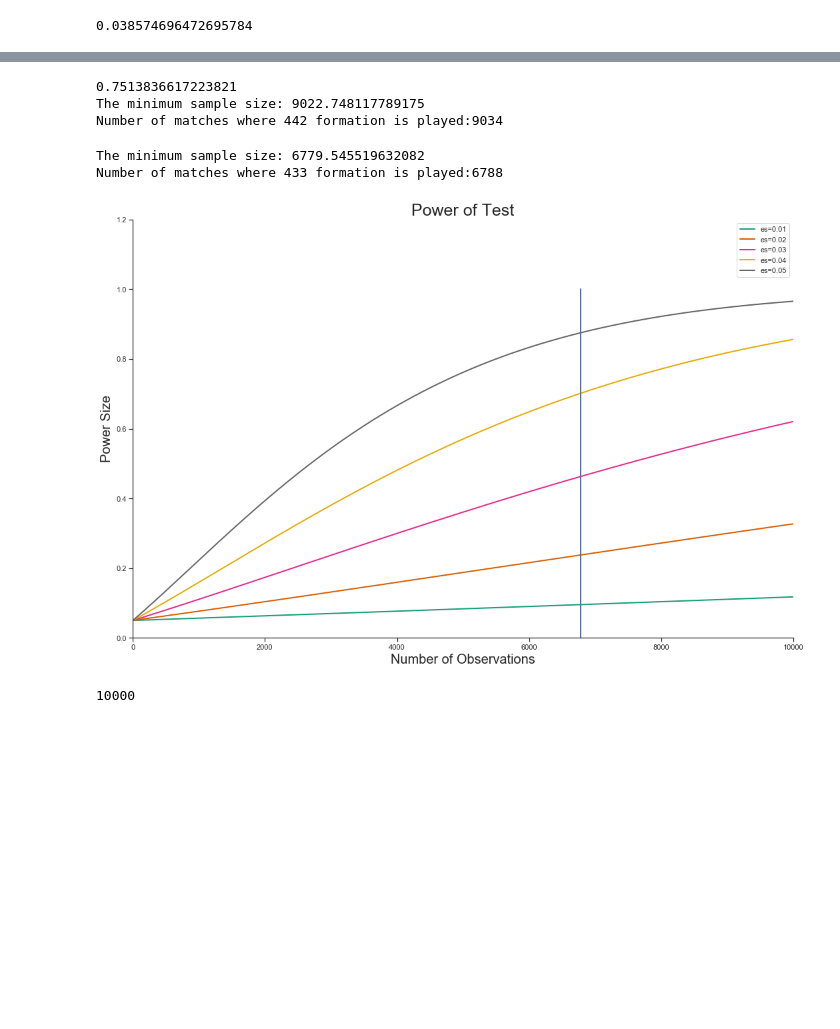
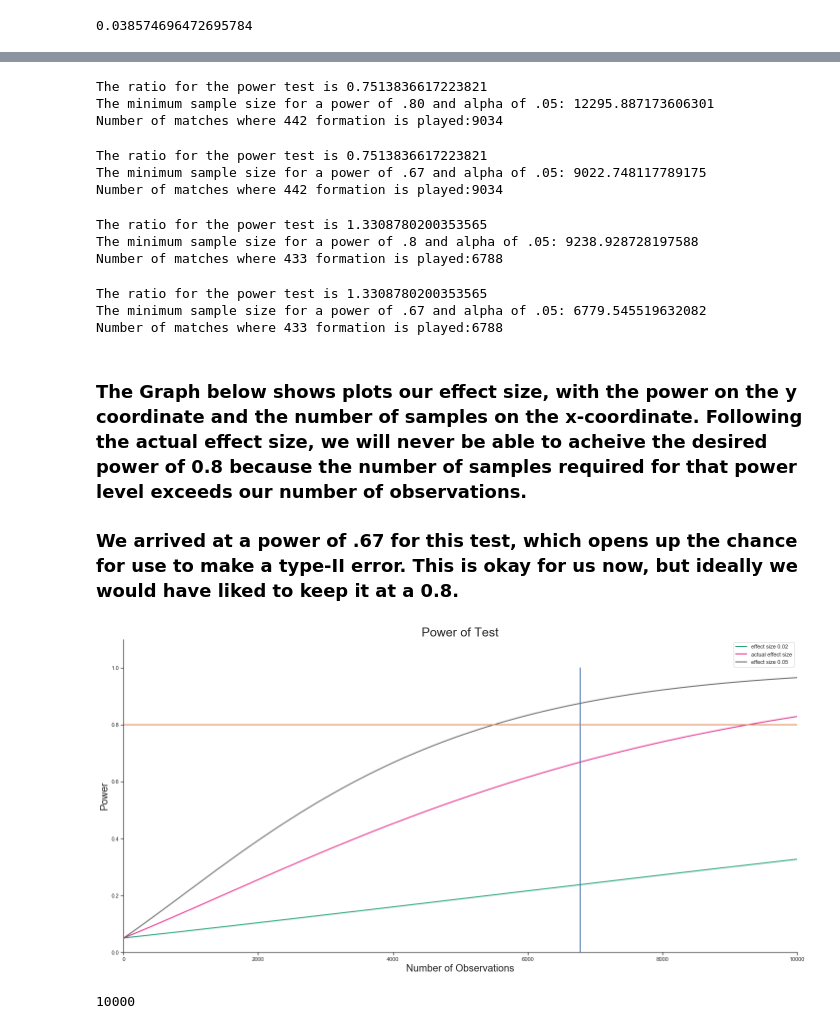
Before and after one commit to kevintheduu/european-soccer-hypothesis-testing, a Jupyter notebook: hyp_test_2.ipynb, the cells around one changed output, grey strips where cells are left out. Cells and saved outputs as stored; diff of their text form; code cells hidden in the pictures; blank space fills up the shorter version.

```diff
--- a/hyp_test_2.ipynb
+++ b/hyp_test_2.ipynb
@@ -688,10 +662,0 @@ Ttest_indResult(statistic=152.46377732030425, pvalue=0.0)
-# %%
-sns.set(color_codes=True)
-sns.set(rc={'figure.figsize':(12,10)})
-plt.title('Bootstrapped Win Rate Frequencies', fontsize='25')
-plt.xlabel('Win Rate', fontsize='20')
-plt.ylabel('Win Rate Frequency', fontsize='20')
-sns.distplot(sample_win_rates_442,label='442 formation win rates') # Blue distribution
-sns.distplot(sample_win_rates_433,label='433 formation win rates') # Orange distribution
-plt.legend()
-plt.show();
@@ -771,3 +713,22 @@ d
+# %%
+# Initialize parameters
+effect = d
+alpha = 0.05
+power = 0.80
+# ratio of 442wins which is 442win sum /442feat  sum
+ratio = len(four33_df)/len(four42_df)
+
+# Perform power analysis
+analysis = TTestIndPower()
+result = analysis.solve_power(effect, power=power, nobs1=None,
+                             ratio=ratio, alpha=alpha)
+print(f'The ratio for the power test is {ratio}')
+print(f"The minimum sample size for a power of .80 and alpha of .05: {result}")
+print(f"Number of matches where 442 formation is played:{len(four42_df)}")
+# %% [output]
+The ratio for the power test is 0.7513836617223821
+The minimum sample size for a power of .80 and alpha of .05: 12295.887173606301
+Number of matches where 442 formation is played:9034
 # %%
 # Initialize parameters
 effect = d
@@ -775,17 +736,36 @@ alpha = 0.05
 power = 0.67
 # ratio of 442wins which is 442win sum /442feat  sum
 ratio = len(four33_df)/len(four42_df)
-print(ratio)
+
 # Perform power analysis
 analysis = TTestIndPower()
 result = analysis.solve_power(effect, power=power, nobs1=None,
                              ratio=ratio, alpha=alpha)
-print(f"The minimum sample size: {result}")
+print(f'The ratio for the power test is {ratio}')
+print(f"The minimum sample size for a power of .67 and alpha of .05: {result}")
 print(f"Number of matches where 442 formation is played:{len(four42_df)}")
 # %% [output]
-0.7513836617223821
-The minimum sample size: 9022.748117789175
+The ratio for the power test is 0.7513836617223821
+The minimum sample size for a power of .67 and alpha of .05: 9022.748117789175
 Number of matches where 442 formation is played:9034
+# %%
+# Initialize parameters
+effect = d
+alpha = 0.05
+power = 0.8
+# ratio of 442wins which is 442win sum /442feat  sum
+ratio = len(four42_df)/len(four33_df)
+# Perform power analysis
+analysis = TTestIndPower()
+result = analysis.solve_power(effect, power=power, nobs1=None,
+                             ratio=ratio, alpha=alpha)
+print(f'The ratio for the power test is {ratio}')
+print(f"The minimum sample size for a power of .8 and alpha of .05: {result}")
+print(f"Number of matches where 433 formation is played:{len(four33_df)}")
+# %% [output]
+The ratio for the power test is 1.3308780200353565
+The minimum sample size for a power of .8 and alpha of .05: 9238.928728197588
+Number of matches where 433 formation is played:6788
 # %%
 # Initialize parameters
 effect = d
@@ -797,34 +777,41 @@ ratio = len(four42_df)/len(four33_df)
 analysis = TTestIndPower()
 result = analysis.solve_power(effect, power=power, nobs1=None,
                              ratio=ratio, alpha=alpha)
-print(f"The minimum sample size: {result}")
+print(f'The ratio for the power test is {ratio}')
+print(f"The minimum sample size for a power of .67 and alpha of .05: {result}")
 print(f"Number of matches where 433 formation is played:{len(four33_df)}")
 # %% [output]
-The minimum sample size: 6779.545519632082
+The ratio for the power test is 1.3308780200353565
+The minimum sample size for a power of .67 and alpha of .05: 6779.545519632082
 Number of matches where 433 formation is played:6788
+# %% [markdown]
+### The Graph below shows plots our effect size, with the power on the y coordinate and the number of samples on the x-coordinate. Following the actual effect size, we will never be able to acheive the desired power of 0.8 because the number of samples required for that power level exceeds our number of observations.
+
+### We arrived at a power of .67 for this test, which opens up the chance for use to make a type-II error. This is okay for us now, but ideally we would have liked to keep it at a 0.8.
 # %%
 # parameters for power analysis
-effect_sizes = np.array([0.01,0.02, 0.03,.04,.05])
+effect_sizes = np.array([0.02,.0385,.05])
 sample_sizes = np.array(range(1,10000))
 # Calculate multiple power analysis curves
 analysis = TTestIndPower()
 sns.set()
 sns.set_style("white", {"xtick.bottom":True, "ytick.left":True})
-fig = plt.figure(figsize=(15,10))
+fig = plt.figure(figsize=(20,10))
 ax = fig.add_subplot(1, 1, 1)
 ax = analysis.plot_power(dep_var='nobs', nobs=sample_sizes, ax=ax, alpha=alpha ,ratio=ratio, effect_size=effect_sizes, plt_kwds={'colors':'k'})
 plt.xlabel('Number of Observations', fontsize='20')
 plt.xlim(0, 10000)
-plt.ylim(0,1.2)
+plt.ylim(0,1.1)
 plt.plot([result, result],[0, 1], linewidth=2)
-plt.ylabel('Power Size', fontsize='20')
+plt.plot([0, 10000],[.8, .8], linewidth=2)
+plt.ylabel('Power', fontsize='20')
 plt.title('Power of Test', fontsize='25')
 sns.despine()
 plt.tight_layout()
-plt.legend()
+plt.legend(('effect size 0.02','actual effect size','effect size 0.05'))
 plt.show();
 # %% [output]
-[figure, old version]
+[figure, new version]
 # %%
 sample_442_win_rates = []
 for _ in range(10**4):
```
Also changed, not shown: parts of 30 cells of this notebook, 2 other files.
